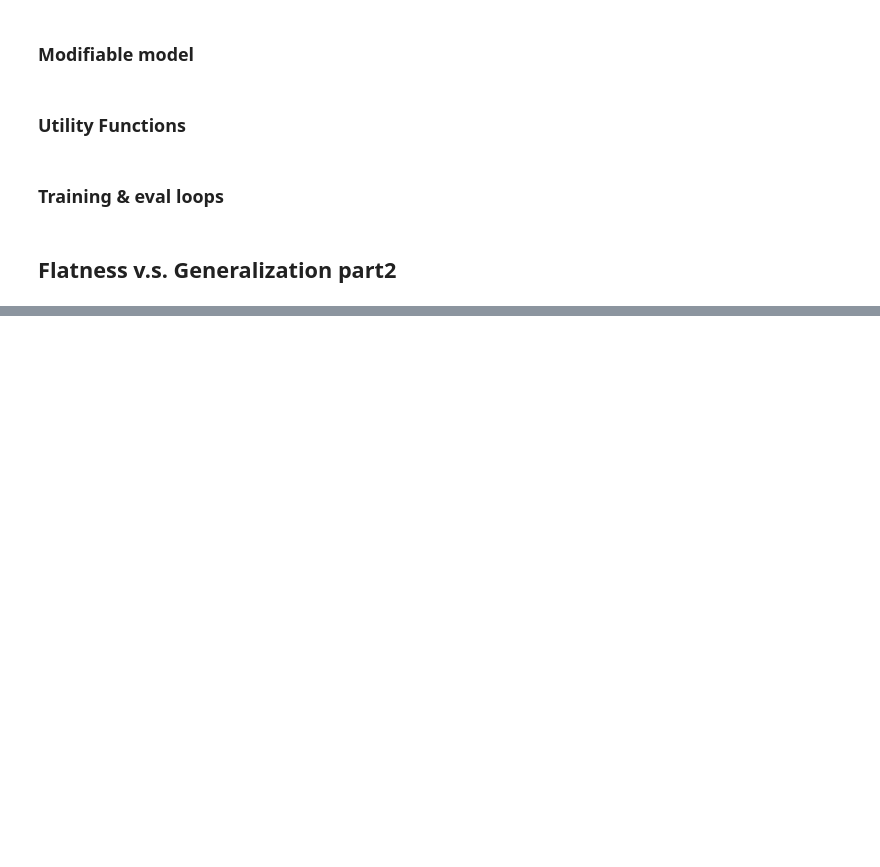
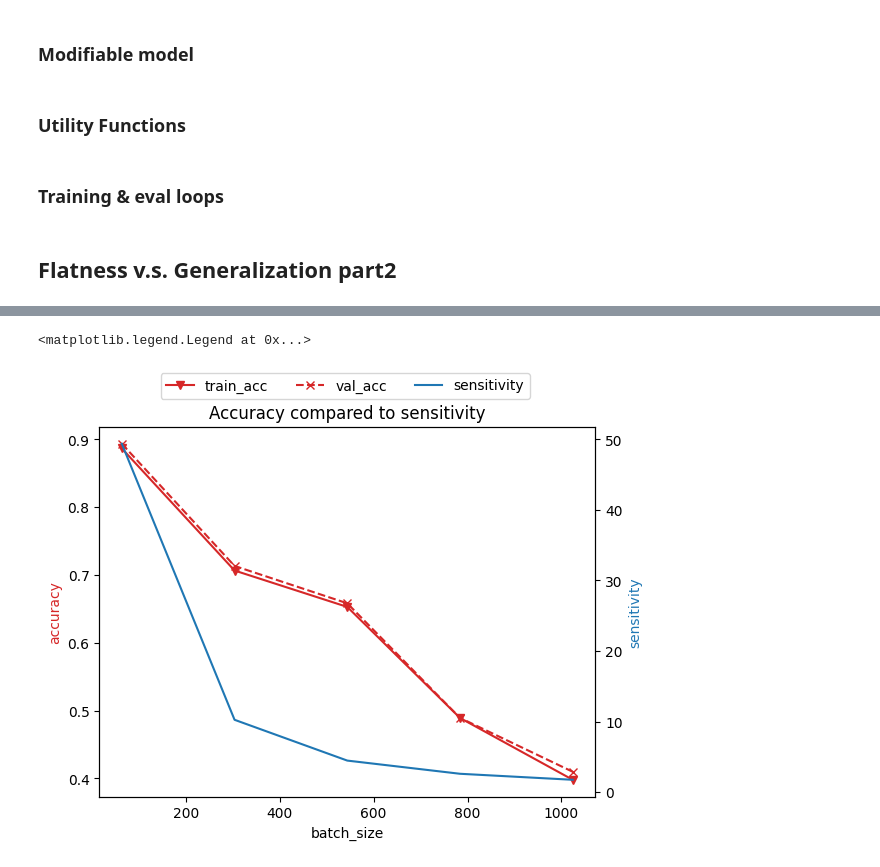
Before and after one commit to packdl/my-pytorch-learn-repo, a Jupyter notebook: homework-part3-3-2.ipynb, the cells around one changed output, grey strips where cells are left out. Cells and saved outputs as stored; diff of their text form; code cells hidden in the pictures; blank space fills up the shorter version.

```diff
--- a/homework-part3-3-2.ipynb
+++ b/homework-part3-3-2.ipynb
@@ -251,0 +254,15 @@ plt.title('accuracy')
+# %%
+fig2, ax3 = plt.subplots()
+ax3.plot(fit_df.batch_size, fit_df.train_acc, color = 'tab:red', marker='v', label='train_acc')
+ax3.plot(fit_df.batch_size, fit_df.v_acc, color= 'tab:red', marker='x', linestyle='dashed', label='val_acc')
+ax3.set_xlabel('batch_size')
+ax3.set_ylabel('accuracy', color='tab:red')
+
+ax3 = ax3.twinx()
+ax3.plot(fit_df.batch_size, fit_df.sensitivity, color='tab:blue', label='sensitivity')
+ax3.set_ylabel('sensitivity', color='tab:blue')
+plt.title('Accuracy compared to sensitivity')
+fig2.legend(loc='upper center', ncols = 3)
+# %% [output]
+<matplotlib.legend.Legend at 0x...>
+[figure, added]
```
Also changed, not shown: parts of 11 cells of this notebook.
